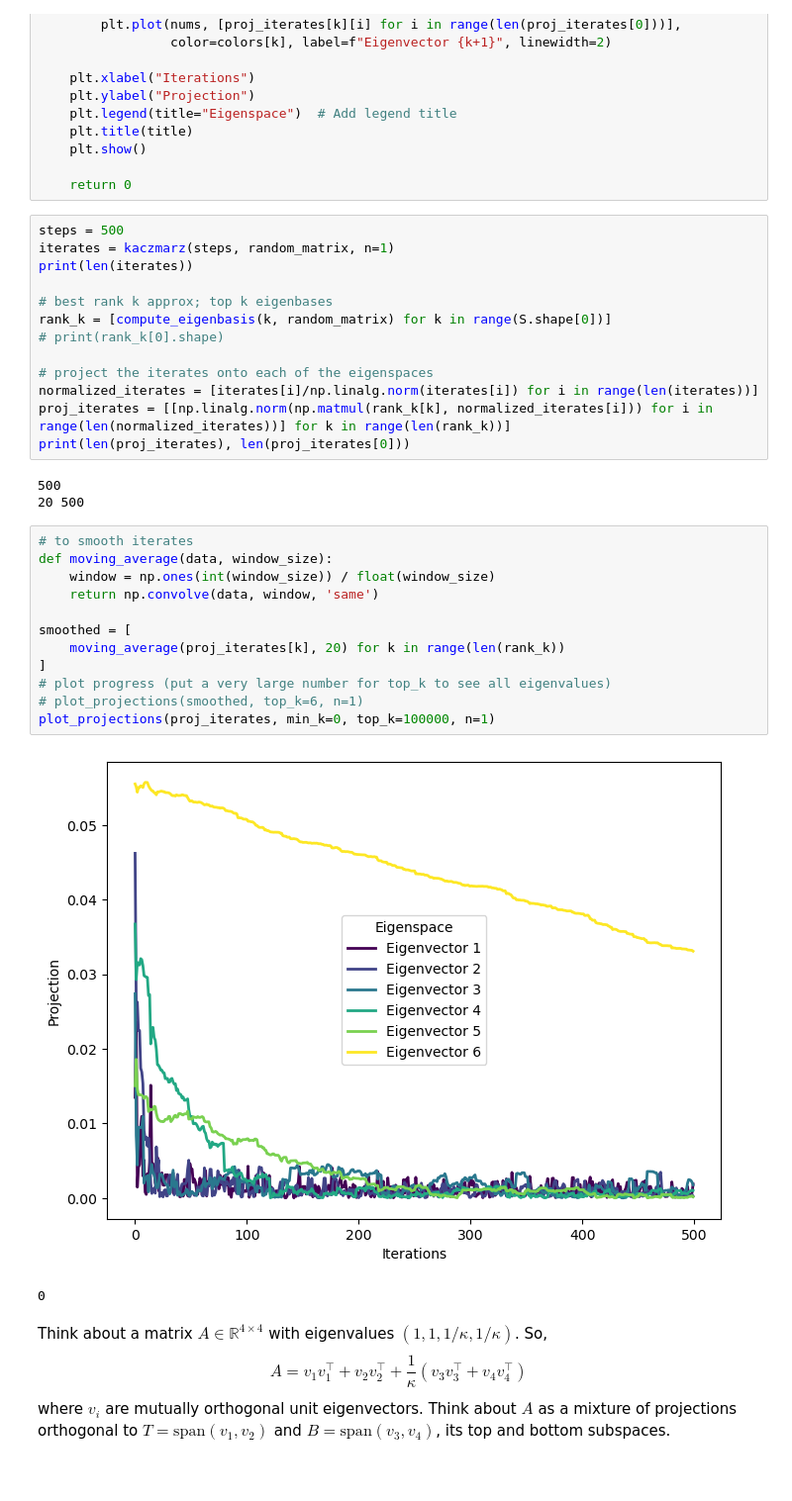
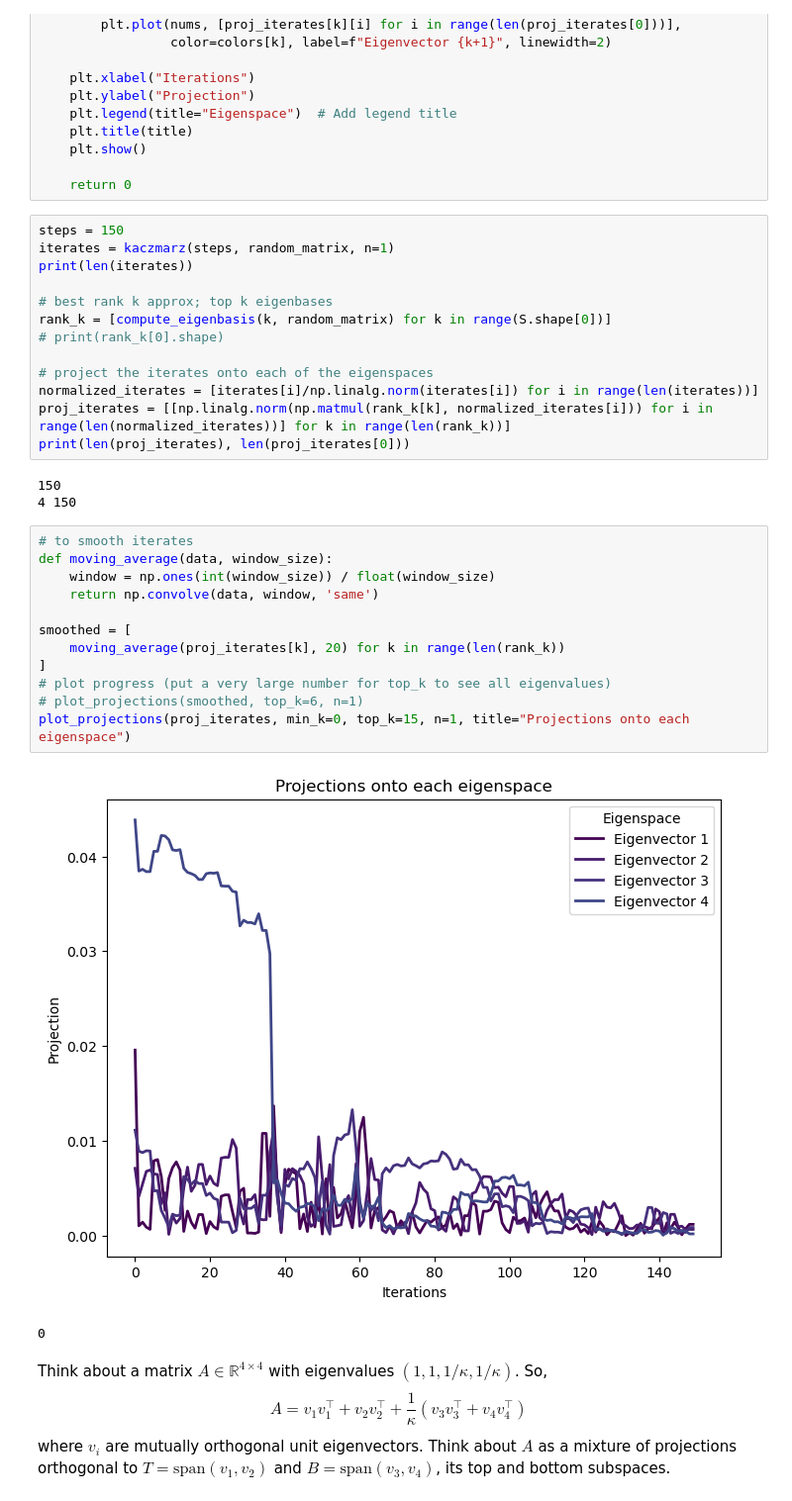
Before and after one commit to dutchhansen/smooth-convex-simulations, a Jupyter notebook: kaczmarz.ipynb, the cells around one changed output. Shown at 99% size. Saved outputs shown, nothing was run; the diff lists cells and outputs as text; blank space fills up the shorter version.

```diff
--- a/kaczmarz.ipynb
+++ b/kaczmarz.ipynb
@@ -141,7 +128,7 @@ def plot_projections(proj_iterates, min_k=0, top_k=3, n=10, title="Title Missing
 
     return 0
 # %%
-steps = 500
+steps = 150
 iterates = kaczmarz(steps, random_matrix, n=1)
 print(len(iterates))
 
@@ -154,22 +141,22 @@ normalized_iterates = [iterates[i]/np.linalg.norm(iterates[i]) for i in range(le
 proj_iterates = [[np.linalg.norm(np.matmul(rank_k[k], normalized_iterates[i])) for i in range(len(normalized_iterates))] for k in range(len(rank_k))]
 print(len(proj_iterates), len(proj_iterates[0]))
 # %% [output]
-500
-20 500
+150
+4 150
 # %%
 # to smooth iterates
 def moving_average(data, window_size):
     window = np.ones(int(window_size)) / float(window_size)
     return np.convolve(data, window, 'same')
 
 smoothed = [
     moving_average(proj_iterates[k], 20) for k in range(len(rank_k))
 ]
 # plot progress (put a very large number for top_k to see all eigenvalues)
 # plot_projections(smoothed, top_k=6, n=1)
-plot_projections(proj_iterates, min_k=0, top_k=100000, n=1)
+plot_projections(proj_iterates, min_k=0, top_k=15, n=1, title="Projections onto each eigenspace")
 # %% [output]
-[figure, old version]
+[figure, new version]
 0
 # %% [markdown]
 Think about a matrix $A \in \mathbb{R}^{4 \times 4}$ with eigenvalues $(1, 1, 1/\kappa, 1/\kappa)$. So, $$ A = v_1 v_1 ^\top + v_2 v_2 ^\top  + \frac{1}{\kappa} (v_3 v_3 ^\top + v_4 v_4^\top)$$
```
Also changed, not shown: parts of 10 cells of this notebook, 1 other file.
